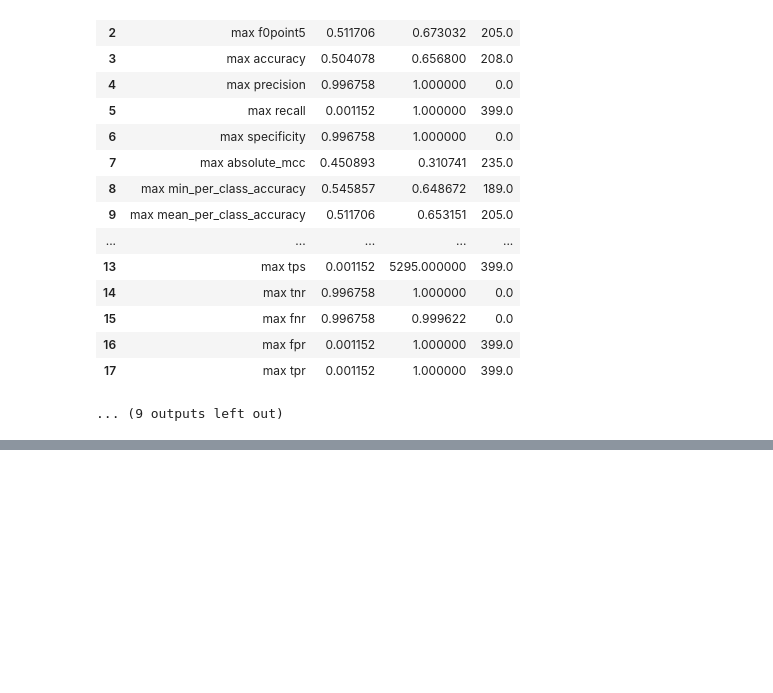
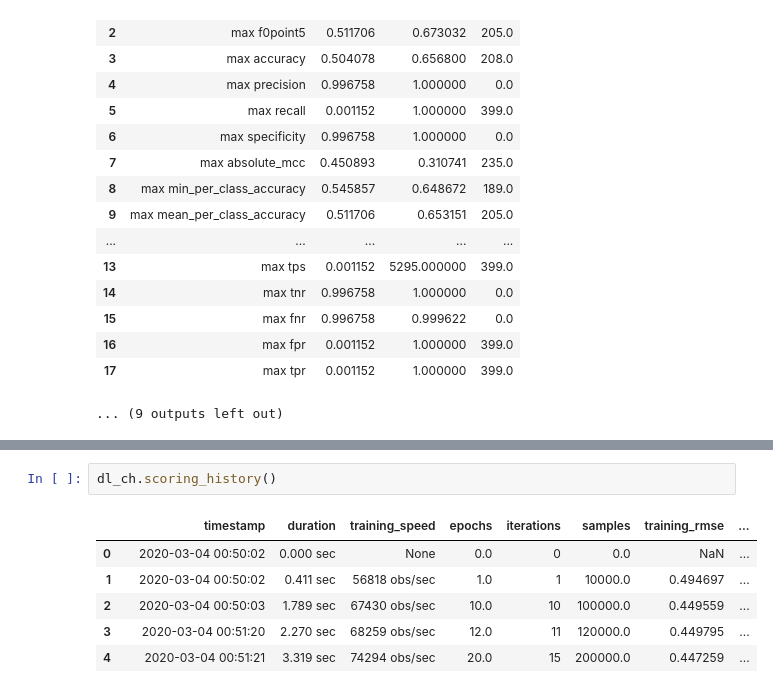
Before and after one commit to sjster/RVA, a Jupyter notebook: AutoML.ipynb, the cells around one changed output, grey strips where cells are left out. Saved outputs shown, nothing was run; the diff lists cells and outputs as text; blank space fills up the shorter version.

```diff
--- a/AutoML.ipynb
+++ b/AutoML.ipynb
@@ -1059,0 +1219,9 @@ Maximum Metrics: Maximum metrics at their respective thresholds
+# %%
+dl_ch.scoring_history()
+# %% [output]
+|  |  | timestamp | duration | training_speed | epochs | iterations | samples | training_rmse | ... |
+| 0 |  | 2020-03-04 00:50:02 | 0.000 sec | None | 0.0 | 0 | 0.0 | NaN | ... |
+| 1 |  | 2020-03-04 00:50:02 | 0.411 sec | 56818 obs/sec | 1.0 | 1 | 10000.0 | 0.494697 | ... |
+| 2 |  | 2020-03-04 00:50:03 | 1.789 sec | 67430 obs/sec | 10.0 | 10 | 100000.0 | 0.449559 | ... |
+| 3 |  | 2020-03-04 00:51:20 | 2.270 sec | 68259 obs/sec | 12.0 | 11 | 120000.0 | 0.449795 | ... |
+| 4 |  | 2020-03-04 00:51:21 | 3.319 sec | 74294 obs/sec | 20.0 | 15 | 200000.0 | 0.447259 | ... |
```
Also changed, not shown: parts of 10 cells of this notebook, 1 other file.
